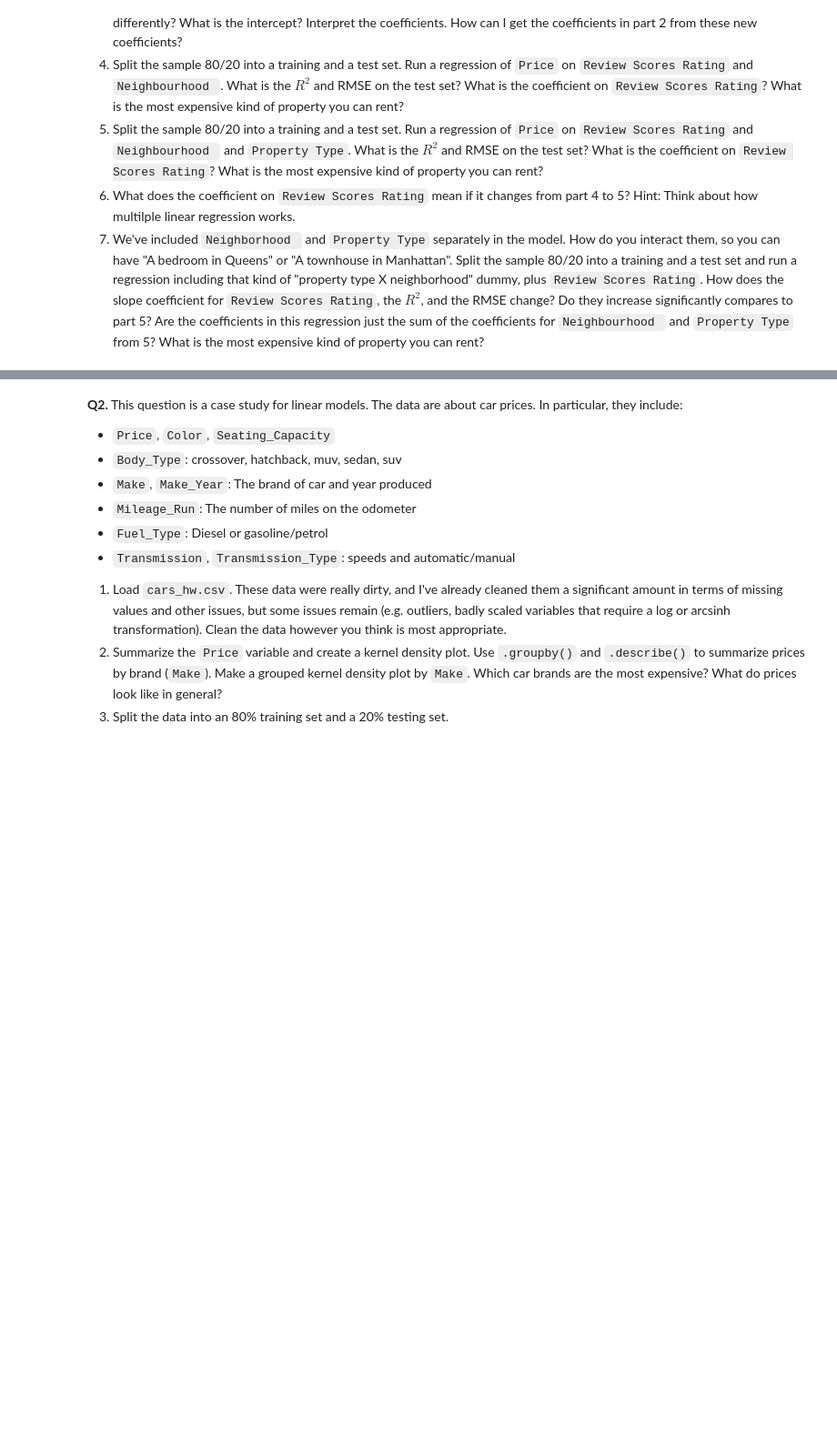
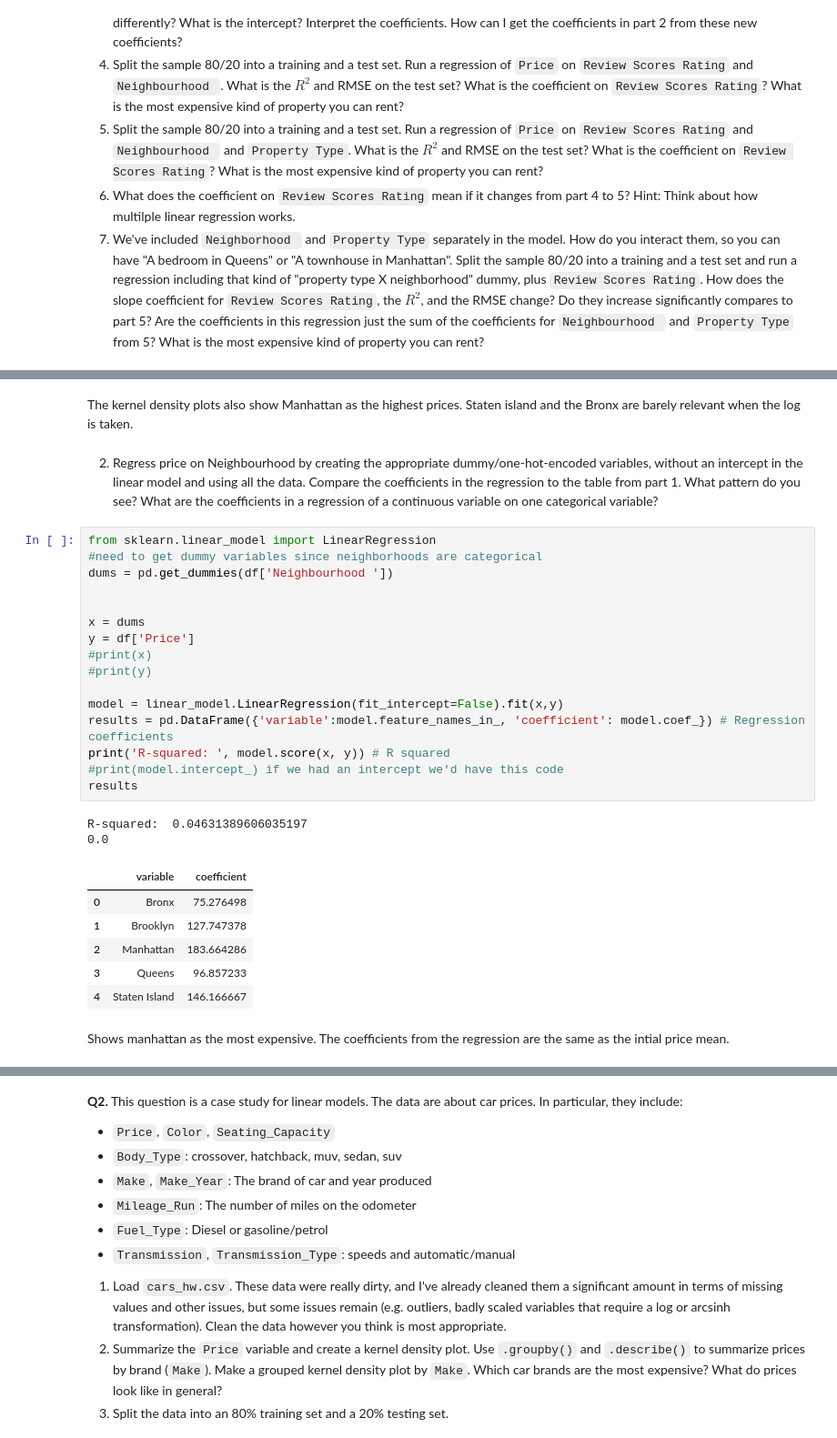
Before and after one commit to cwynne12/linearRegression, a Jupyter notebook: assignment.ipynb, the cells around one changed output, grey strips where cells are left out. Shown at 91% size. Cells and saved outputs as stored; diff of their text form; blank space fills up the shorter version.

```diff
--- a/assignment.ipynb
+++ b/assignment.ipynb
@@ -67,0 +83,31 @@ print(pdf)
+# %% [markdown]
+The kernel density plots also show Manhattan as the highest prices. Staten island and the Bronx are barely relevant when the log is taken.
+# %% [markdown]
+2. Regress price on Neighbourhood by creating the appropriate dummy/one-hot-encoded variables, without an intercept in the linear model and using all the data. Compare the coefficients in the regression to the table from part 1. What pattern do you see? What are the coefficients in a regression of a continuous variable on one categorical variable?
+# %%
+from sklearn.linear_model import LinearRegression
+#need to get dummy variables since neighborhoods are categorical
+dums = pd.get_dummies(df['Neighbourhood '])
+
+
+x = dums
+y = df['Price']
+#print(x)
+#print(y)
+
+model = linear_model.LinearRegression(fit_intercept=False).fit(x,y)
+results = pd.DataFrame({'variable':model.feature_names_in_, 'coefficient': model.coef_}) # Regression coefficients
+print('R-squared: ', model.score(x, y)) # R squared
+#print(model.intercept_) if we had an intercept we'd have this code
+results
+# %% [output]
+R-squared:  0.04631389606035197
+0.0
+|  | variable | coefficient |
+| 0 | Bronx | 75.276498 |
+| 1 | Brooklyn | 127.747378 |
+| 2 | Manhattan | 183.664286 |
+| 3 | Queens | 96.857233 |
+| 4 | Staten Island | 146.166667 |
+# %% [markdown]
+Shows manhattan as the most expensive. The coefficients from the regression are the same as the intial price mean.
```
Also changed, not shown: parts of 15 cells of this notebook.
